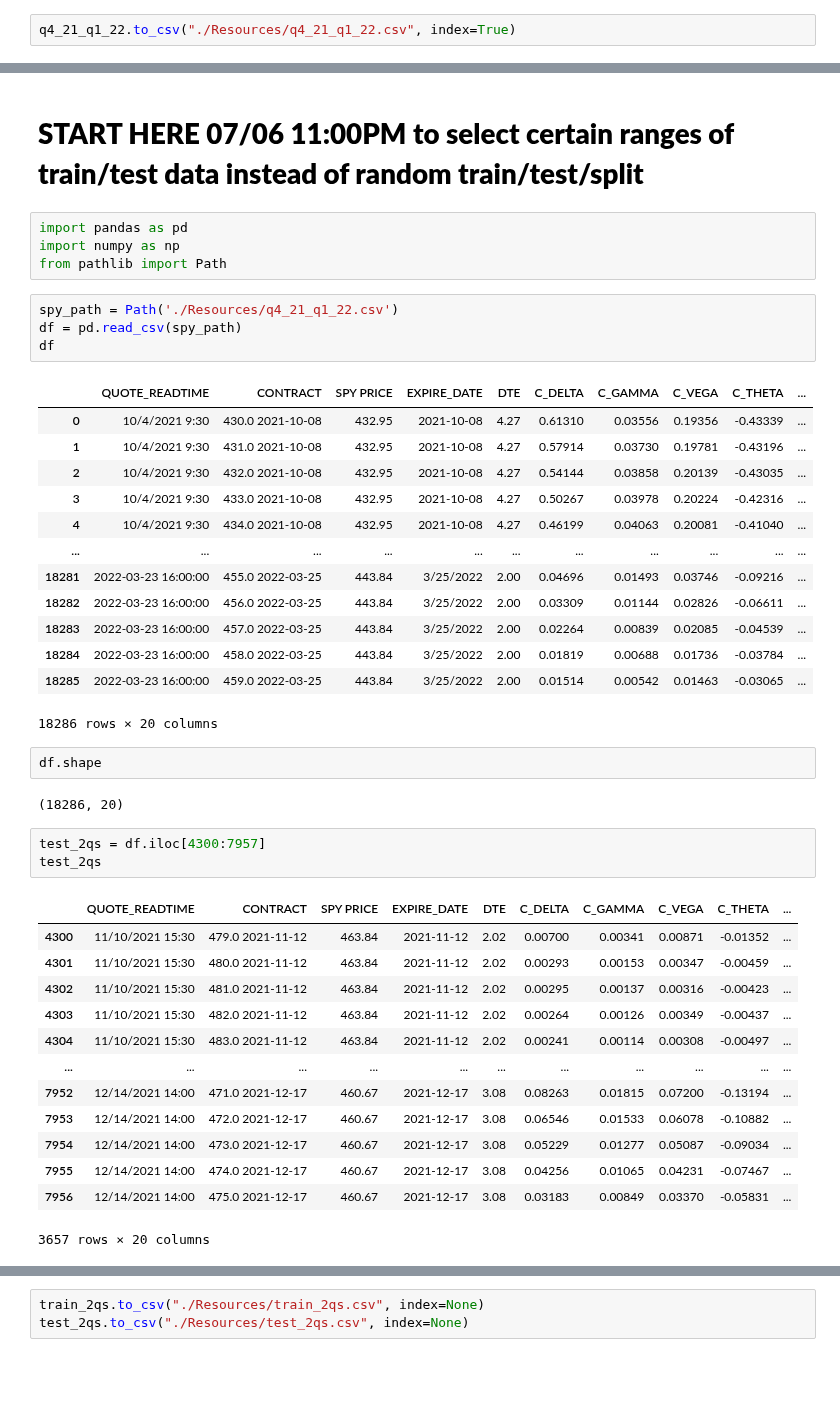
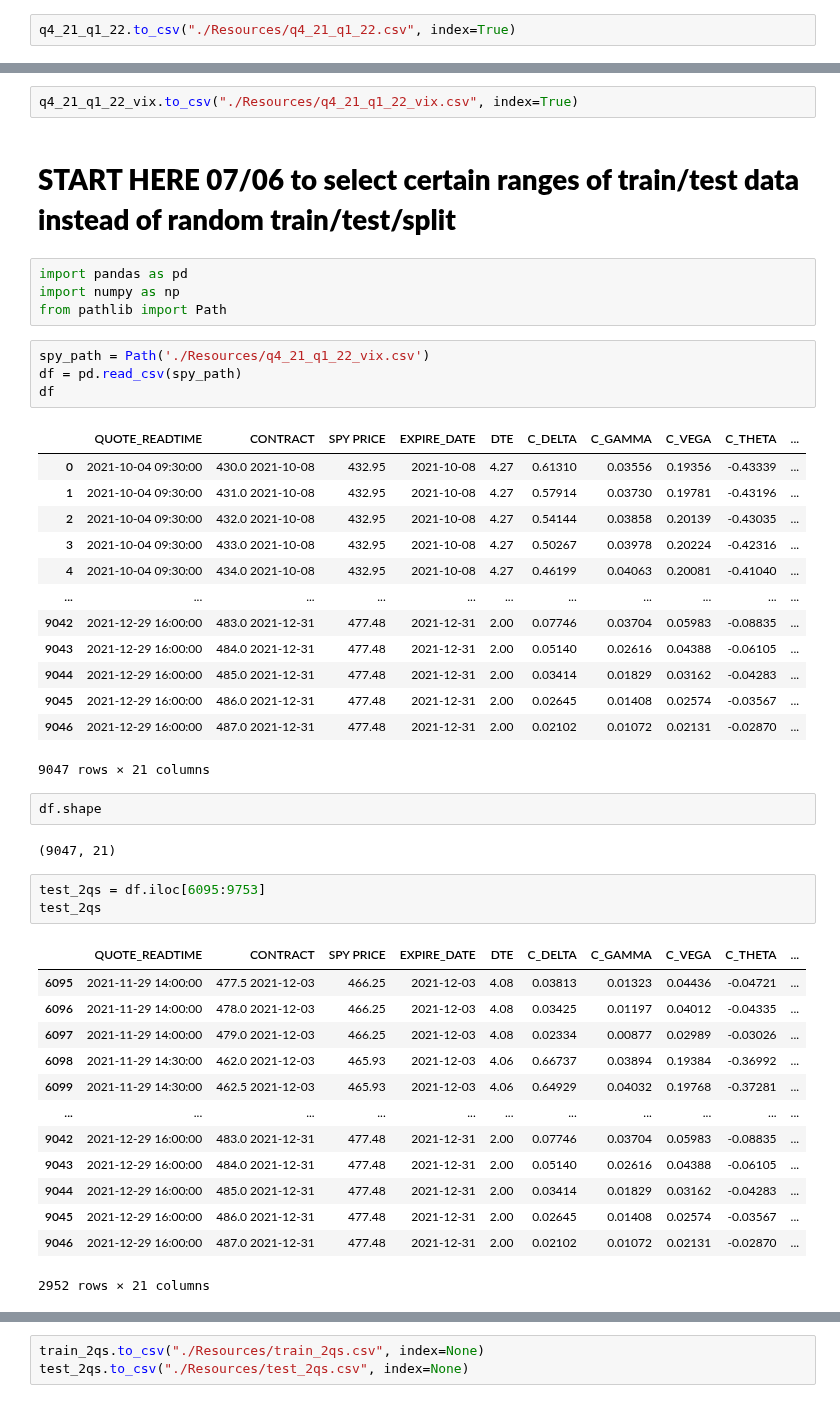
Before and after one commit to aarch23/OptYx, a Jupyter notebook: SPY_21Q4_22Q1_V1.ipynb, the cells around one changed output, grey strips where cells are left out. Drawn from its saved outputs; the diff is of its cells as text; blank space fills up the shorter version.

```diff
--- a/SPY_21Q4_22Q1_V1.ipynb
+++ b/SPY_21Q4_22Q1_V1.ipynb
@@ -225,47 +306,49 @@ q4_21_q1_22.to_csv("./Resources/q4_21_q1_22.csv", index=True)
+# %%
+q4_21_q1_22_vix.to_csv("./Resources/q4_21_q1_22_vix.csv", index=True)
 # %% [markdown]
 
-# __START HERE 07/06 11:00PM to select certain ranges of train/test data instead of random train/test/split__
+# __START HERE 07/06 to select certain ranges of train/test data instead of random train/test/split__
 # %%
 import pandas as pd
 import numpy as np
 from pathlib import Path
 # %%
-spy_path = Path('./Resources/q4_21_q1_22.csv')
+spy_path = Path('./Resources/q4_21_q1_22_vix.csv')
 df = pd.read_csv(spy_path)
 df
 # %% [output]
 |  | QUOTE_READTIME | CONTRACT | SPY PRICE | EXPIRE_DATE | DTE | C_DELTA | C_GAMMA | C_VEGA | C_THETA | ... |
-| 0 | 10/4/2021 9:30 | 430.0 2021-10-08 | 432.95 | 2021-10-08 | 4.27 | 0.61310 | 0.03556 | 0.19356 | -0.43339 | ... |
-| 1 | 10/4/2021 9:30 | 431.0 2021-10-08 | 432.95 | 2021-10-08 | 4.27 | 0.57914 | 0.03730 | 0.19781 | -0.43196 | ... |
-| 2 | 10/4/2021 9:30 | 432.0 2021-10-08 | 432.95 | 2021-10-08 | 4.27 | 0.54144 | 0.03858 | 0.20139 | -0.43035 | ... |
-| 3 | 10/4/2021 9:30 | 433.0 2021-10-08 | 432.95 | 2021-10-08 | 4.27 | 0.50267 | 0.03978 | 0.20224 | -0.42316 | ... |
-| 4 | 10/4/2021 9:30 | 434.0 2021-10-08 | 432.95 | 2021-10-08 | 4.27 | 0.46199 | 0.04063 | 0.20081 | -0.41040 | ... |
+| 0 | 2021-10-04 09:30:00 | 430.0 2021-10-08 | 432.95 | 2021-10-08 | 4.27 | 0.61310 | 0.03556 | 0.19356 | -0.43339 | ... |
+| 1 | 2021-10-04 09:30:00 | 431.0 2021-10-08 | 432.95 | 2021-10-08 | 4.27 | 0.57914 | 0.03730 | 0.19781 | -0.43196 | ... |
+| 2 | 2021-10-04 09:30:00 | 432.0 2021-10-08 | 432.95 | 2021-10-08 | 4.27 | 0.54144 | 0.03858 | 0.20139 | -0.43035 | ... |
+| 3 | 2021-10-04 09:30:00 | 433.0 2021-10-08 | 432.95 | 2021-10-08 | 4.27 | 0.50267 | 0.03978 | 0.20224 | -0.42316 | ... |
+| 4 | 2021-10-04 09:30:00 | 434.0 2021-10-08 | 432.95 | 2021-10-08 | 4.27 | 0.46199 | 0.04063 | 0.20081 | -0.41040 | ... |
 | ... | ... | ... | ... | ... | ... | ... | ... | ... | ... | ... |
-| 18281 | 2022-03-23 16:00:00 | 455.0 2022-03-25 | 443.84 | 3/25/2022 | 2.00 | 0.04696 | 0.01493 | 0.03746 | -0.09216 | ... |
-| 18282 | 2022-03-23 16:00:00 | 456.0 2022-03-25 | 443.84 | 3/25/2022 | 2.00 | 0.03309 | 0.01144 | 0.02826 | -0.06611 | ... |
-| 18283 | 2022-03-23 16:00:00 | 457.0 2022-03-25 | 443.84 | 3/25/2022 | 2.00 | 0.02264 | 0.00839 | 0.02085 | -0.04539 | ... |
-| 18284 | 2022-03-23 16:00:00 | 458.0 2022-03-25 | 443.84 | 3/25/2022 | 2.00 | 0.01819 | 0.00688 | 0.01736 | -0.03784 | ... |
-| 18285 | 2022-03-23 16:00:00 | 459.0 2022-03-25 | 443.84 | 3/25/2022 | 2.00 | 0.01514 | 0.00542 | 0.01463 | -0.03065 | ... |
+| 9042 | 2021-12-29 16:00:00 | 483.0 2021-12-31 | 477.48 | 2021-12-31 | 2.00 | 0.07746 | 0.03704 | 0.05983 | -0.08835 | ... |
+| 9043 | 2021-12-29 16:00:00 | 484.0 2021-12-31 | 477.48 | 2021-12-31 | 2.00 | 0.05140 | 0.02616 | 0.04388 | -0.06105 | ... |
+| 9044 | 2021-12-29 16:00:00 | 485.0 2021-12-31 | 477.48 | 2021-12-31 | 2.00 | 0.03414 | 0.01829 | 0.03162 | -0.04283 | ... |
+| 9045 | 2021-12-29 16:00:00 | 486.0 2021-12-31 | 477.48 | 2021-12-31 | 2.00 | 0.02645 | 0.01408 | 0.02574 | -0.03567 | ... |
+| 9046 | 2021-12-29 16:00:00 | 487.0 2021-12-31 | 477.48 | 2021-12-31 | 2.00 | 0.02102 | 0.01072 | 0.02131 | -0.02870 | ... |
-18286 rows × 20 columns
+9047 rows × 21 columns
 # %%
 df.shape
 # %% [output]
-(18286, 20)
+(9047, 21)
 # %%
-test_2qs = df.iloc[4300:7957]
+test_2qs = df.iloc[6095:9753]
 test_2qs
 # %% [output]
 |  | QUOTE_READTIME | CONTRACT | SPY PRICE | EXPIRE_DATE | DTE | C_DELTA | C_GAMMA | C_VEGA | C_THETA | ... |
-| 4300 | 11/10/2021 15:30 | 479.0 2021-11-12 | 463.84 | 2021-11-12 | 2.02 | 0.00700 | 0.00341 | 0.00871 | -0.01352 | ... |
-| 4301 | 11/10/2021 15:30 | 480.0 2021-11-12 | 463.84 | 2021-11-12 | 2.02 | 0.00293 | 0.00153 | 0.00347 | -0.00459 | ... |
-| 4302 | 11/10/2021 15:30 | 481.0 2021-11-12 | 463.84 | 2021-11-12 | 2.02 | 0.00295 | 0.00137 | 0.00316 | -0.00423 | ... |
-| 4303 | 11/10/2021 15:30 | 482.0 2021-11-12 | 463.84 | 2021-11-12 | 2.02 | 0.00264 | 0.00126 | 0.00349 | -0.00437 | ... |
-| 4304 | 11/10/2021 15:30 | 483.0 2021-11-12 | 463.84 | 2021-11-12 | 2.02 | 0.00241 | 0.00114 | 0.00308 | -0.00497 | ... |
+| 6095 | 2021-11-29 14:00:00 | 477.5 2021-12-03 | 466.25 | 2021-12-03 | 4.08 | 0.03813 | 0.01323 | 0.04436 | -0.04721 | ... |
+| 6096 | 2021-11-29 14:00:00 | 478.0 2021-12-03 | 466.25 | 2021-12-03 | 4.08 | 0.03425 | 0.01197 | 0.04012 | -0.04335 | ... |
+| 6097 | 2021-11-29 14:00:00 | 479.0 2021-12-03 | 466.25 | 2021-12-03 | 4.08 | 0.02334 | 0.00877 | 0.02989 | -0.03026 | ... |
+| 6098 | 2021-11-29 14:30:00 | 462.0 2021-12-03 | 465.93 | 2021-12-03 | 4.06 | 0.66737 | 0.03894 | 0.19384 | -0.36992 | ... |
+| 6099 | 2021-11-29 14:30:00 | 462.5 2021-12-03 | 465.93 | 2021-12-03 | 4.06 | 0.64929 | 0.04032 | 0.19768 | -0.37281 | ... |
 | ... | ... | ... | ... | ... | ... | ... | ... | ... | ... | ... |
-| 7952 | 12/14/2021 14:00 | 471.0 2021-12-17 | 460.67 | 2021-12-17 | 3.08 | 0.08263 | 0.01815 | 0.07200 | -0.13194 | ... |
-| 7953 | 12/14/2021 14:00 | 472.0 2021-12-17 | 460.67 | 2021-12-17 | 3.08 | 0.06546 | 0.01533 | 0.06078 | -0.10882 | ... |
-| 7954 | 12/14/2021 14:00 | 473.0 2021-12-17 | 460.67 | 2021-12-17 | 3.08 | 0.05229 | 0.01277 | 0.05087 | -0.09034 | ... |
-| 7955 | 12/14/2021 14:00 | 474.0 2021-12-17 | 460.67 | 2021-12-17 | 3.08 | 0.04256 | 0.01065 | 0.04231 | -0.07467 | ... |
-| 7956 | 12/14/2021 14:00 | 475.0 2021-12-17 | 460.67 | 2021-12-17 | 3.08 | 0.03183 | 0.00849 | 0.03370 | -0.05831 | ... |
+| 9042 | 2021-12-29 16:00:00 | 483.0 2021-12-31 | 477.48 | 2021-12-31 | 2.00 | 0.07746 | 0.03704 | 0.05983 | -0.08835 | ... |
+| 9043 | 2021-12-29 16:00:00 | 484.0 2021-12-31 | 477.48 | 2021-12-31 | 2.00 | 0.05140 | 0.02616 | 0.04388 | -0.06105 | ... |
+| 9044 | 2021-12-29 16:00:00 | 485.0 2021-12-31 | 477.48 | 2021-12-31 | 2.00 | 0.03414 | 0.01829 | 0.03162 | -0.04283 | ... |
+| 9045 | 2021-12-29 16:00:00 | 486.0 2021-12-31 | 477.48 | 2021-12-31 | 2.00 | 0.02645 | 0.01408 | 0.02574 | -0.03567 | ... |
+| 9046 | 2021-12-29 16:00:00 | 487.0 2021-12-31 | 477.48 | 2021-12-31 | 2.00 | 0.02102 | 0.01072 | 0.02131 | -0.02870 | ... |
-3657 rows × 20 columns
+2952 rows × 21 columns
 # %%
```
Also changed, not shown: parts of 27 cells of this notebook.
